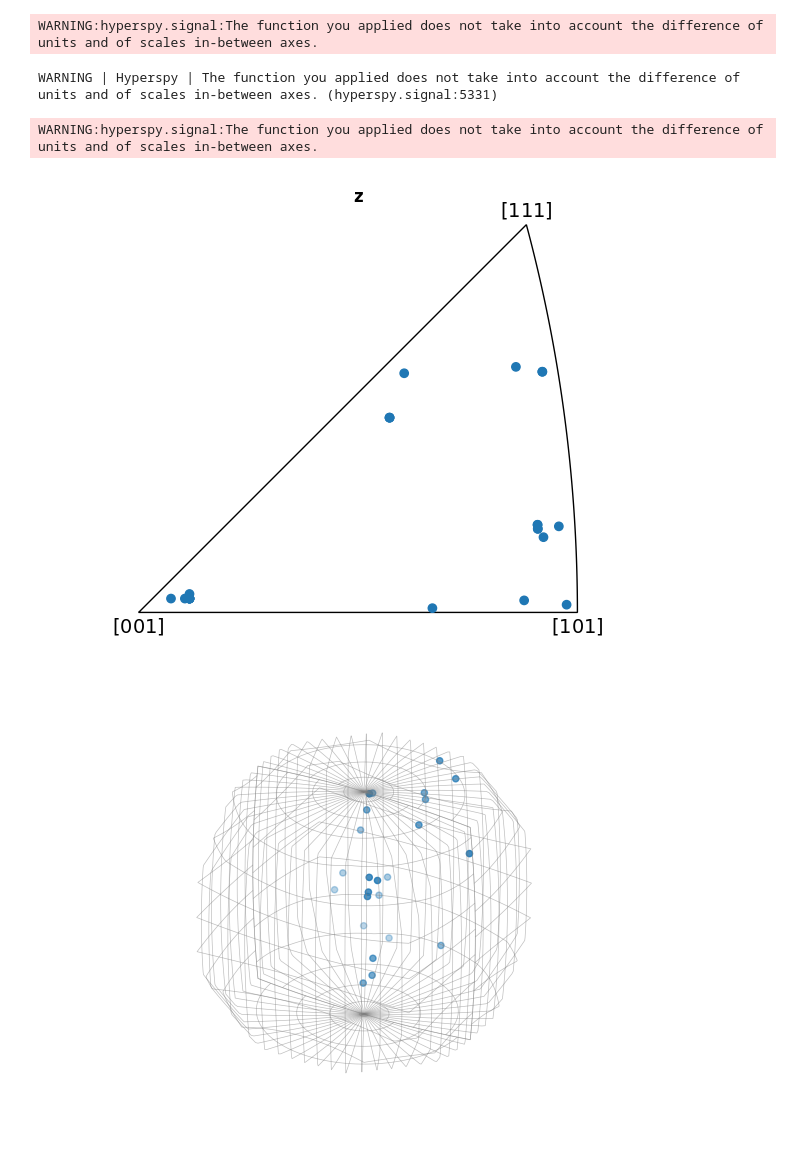
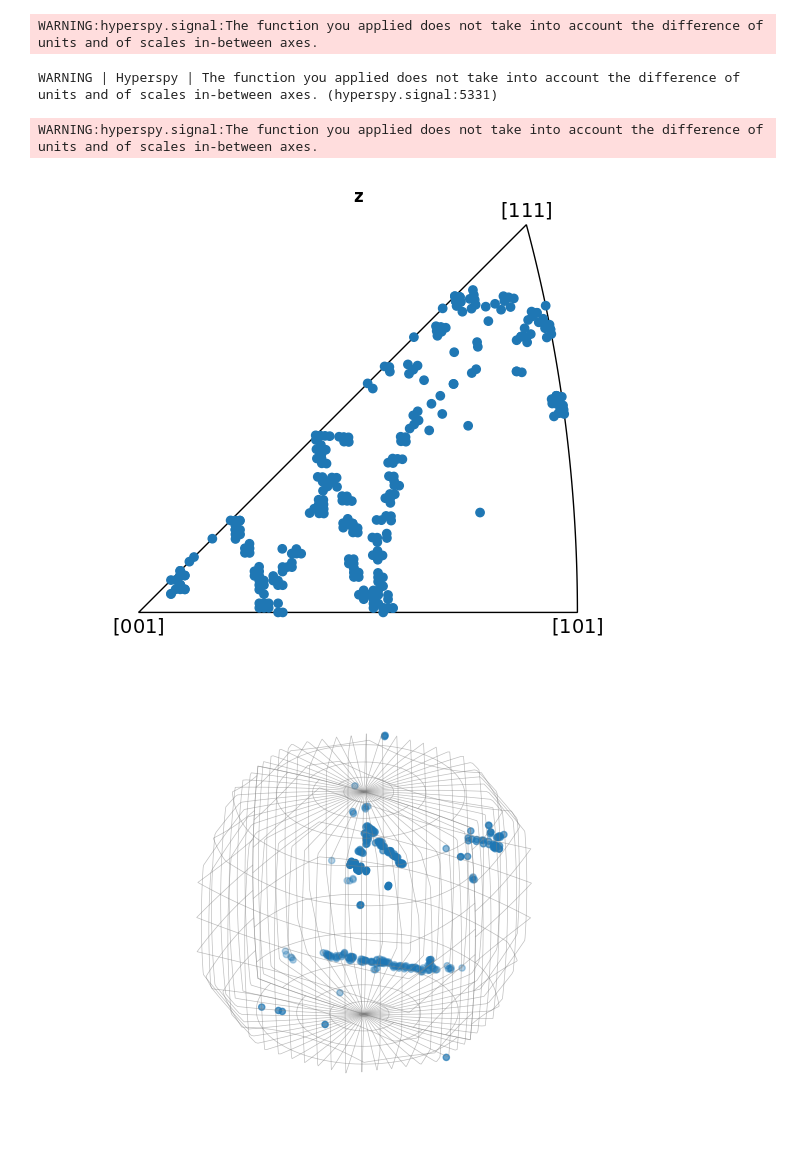
Before and after one commit to iverks/crysm, a Jupyter notebook: orientation_mapping.ipynb, the cells around one changed output. Drawn from its saved outputs; the diff is of its cells as text; code cells hidden in the pictures.

```diff
--- a/orientation_mapping.ipynb
+++ b/orientation_mapping.ipynb
@@ -43,6 +45,7 @@ grid = orix.sampling.get_sample_reduced_fundamental(
 simgen = SimulationGenerator(precession_angle=0.0, minimum_intensity=1e-5)
 
 try:
+    raise FileNotFoundError
     with open("simulations.pkl", "rb") as sim_f:
         simulations: Simulation2D = cp.load(sim_f, compression="gzip")
 except FileNotFoundError:
@@ -50,9 +53,9 @@ except FileNotFoundError:
     simulations = simgen.calculate_diffraction2d(
         phase=phase,  # Which phase(s) to simulate for
         rotation=grid,  # Which orientations to simulate for.
-        reciprocal_radius=1.5,  # Max radius to consider, in reciprocal Ångström.
+        reciprocal_radius=2.5,  # Max radius to consider, in reciprocal Ångström.
         with_direct_beam=False,  # Whether to include the direct beam in simulations.
-        max_excitation_error=0.01,  # Maximal excitation error s, in reciprocal Ångström, used for rel-rod length.
+        max_excitation_error=0.05,  # Maximal excitation error s, in reciprocal Ångström, used for rel-rod length.
     )
     with open("simulations.pkl", "wb") as sim_f:
         cp.dump(simulations, sim_f, compression="gzip")
@@ -58,0 +93,17 @@ except FileNotFoundError:
+# %%
+# Preprocessing
+# disky: pxm.signals.ElectronDiffraction2D = img_src.template_match_disk(disk_r=8, subtract_min=False)
+# disky.plot()
+peaks: hs_signals.BaseSignal = img_src.get_diffraction_vectors(
+    method="laplacian_of_gaussian",
+    min_sigma=2.0,
+    max_sigma=10.0,
+    num_sigma=20,
+    threshold=0.0005,
+    overlap=1.0,
+    log_scale=False,
+    exclude_border=1,
+)
+peaks.compute()
+
+print(type(peaks))
@@ -58,0 +115,14 @@ except FileNotFoundError:
+# %%
+# peaks = disky.<get_diffraction_vectors(min_distance=8, threshold_abs=0.33)
+# markers = peaks.to_markers(sizes=5, color="limegreen", alpha=0.4)
+peaks_mask = peaks.to_mask(disk_r=8)
+
+img_src.plot(norm="log")
+# img_src.add_marker(markers)
+img_src.data = np.log(img_src.data + epsilon) - np.log(epsilon)
+
+
+img: pxm.signals.ElectronDiffraction2D = img_src * (peaks_mask) # Mask against found peaks
+# img = img_src # no preprocessing
+
+img.plot()
@@ -92,15 +169,15 @@ WARNING | Hyperspy | The function you applied does not take into account the dif
 WARNING:hyperspy.signal:The function you applied does not take into account the difference of units and of scales in-between axes.
 # %%
 loris = res.to_single_phase_orientations()
-loris_best = loris[:, 0]
+loris_best = loris[:, :10]
 # loris_best.symmetry = orix.symmetry.Oh
 loris_best.scatter("ipf")
 loris_best.scatter()
 # %% [output]
 WARNING | Hyperspy | The function you applied does not take into account the difference of units and of scales in-between axes. (hyperspy.signal:5331)
 WARNING:hyperspy.signal:The function you applied does not take into account the difference of units and of scales in-between axes.
-[figure, old version]
+[figure, new version]
-[figure, old version]
+[figure, new version]
 # %%
 print(loris_best.to_euler(degrees=True))
 # %% [output]
```
Also changed, not shown: parts of 11 cells of this notebook, 4 other files.
